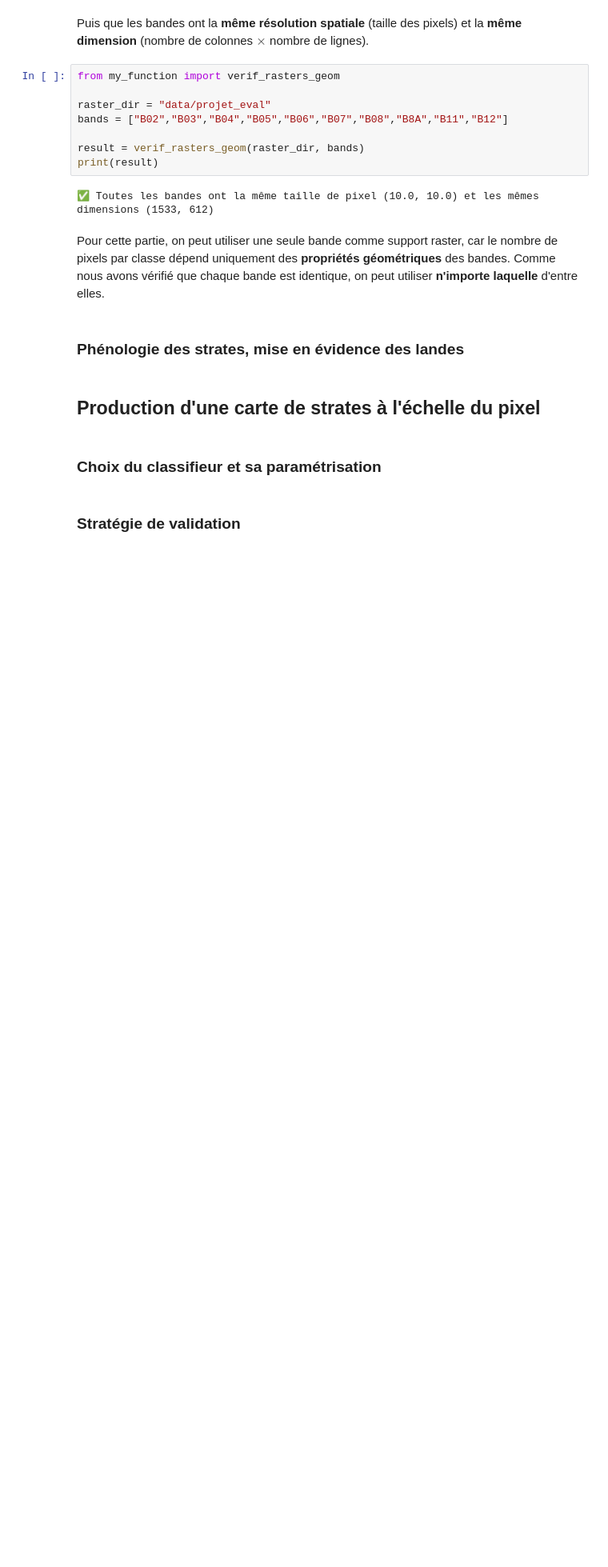
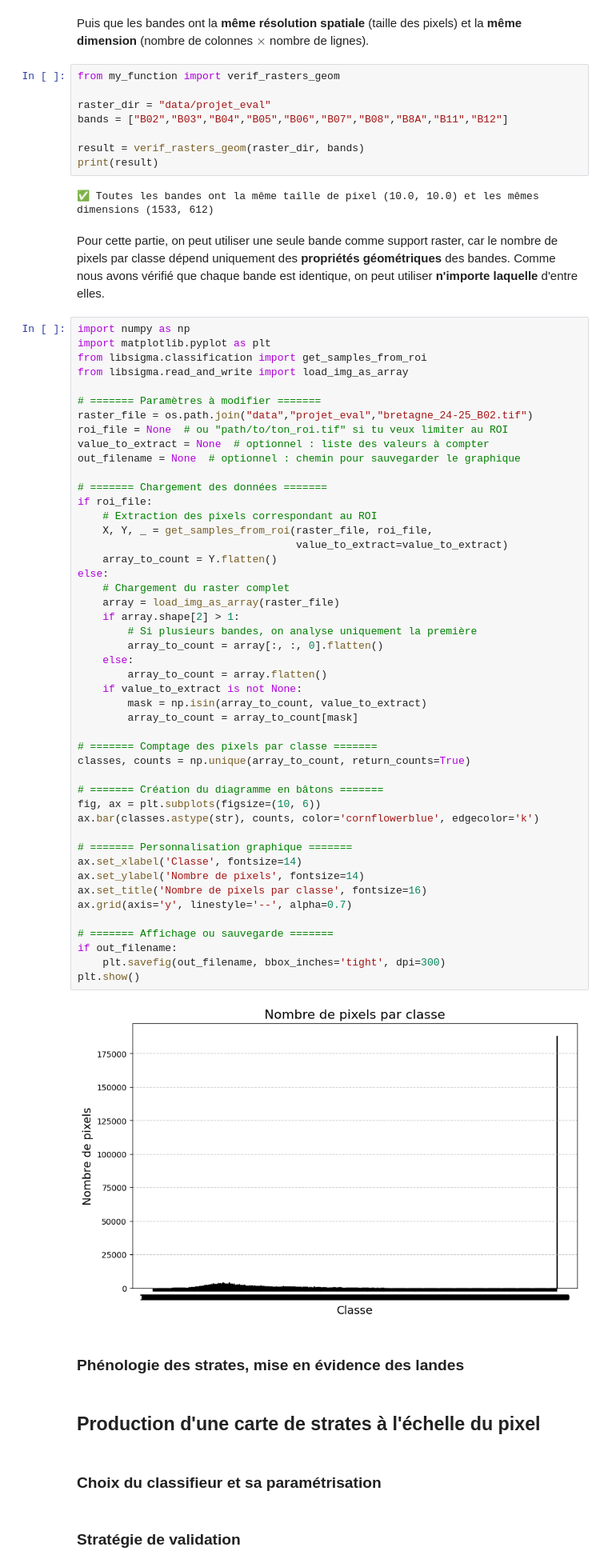
Before and after one commit to VT-94/projet_telea_THORIN_VINCENT, a Jupyter notebook: projet_telea_THORIN_VINCENT.ipynb, the cells around one changed output. Shown at 80% size. Saved outputs shown, nothing was run; the diff lists cells and outputs as text; blank space fills up the shorter version.

Commit message:
début Q2 (à modifier)

```diff
--- a/projet_telea_THORIN_VINCENT.ipynb
+++ b/projet_telea_THORIN_VINCENT.ipynb
@@ -94,6 +94,55 @@ print(result)
 # %% [markdown]
 Pour cette partie, on peut utiliser une seule bande comme support raster, car le nombre de pixels par classe dépend uniquement des **propriétés géométriques** des bandes.
 Comme nous avons vérifié que chaque bande est identique, on peut utiliser **n'importe laquelle** d'entre elles.
+# %%
+import numpy as np
+import matplotlib.pyplot as plt
+from libsigma.classification import get_samples_from_roi
+from libsigma.read_and_write import load_img_as_array
+
+# ======= Paramètres à modifier =======
+raster_file = os.path.join("data","projet_eval","bretagne_24-25_B02.tif")
+roi_file = None  # ou "path/to/ton_roi.tif" si tu veux limiter au ROI
+value_to_extract = None  # optionnel : liste des valeurs à compter
+out_filename = None  # optionnel : chemin pour sauvegarder le graphique
+
+# ======= Chargement des données =======
+if roi_file:
+    # Extraction des pixels correspondant au ROI
+    X, Y, _ = get_samples_from_roi(raster_file, roi_file,
+                                   value_to_extract=value_to_extract)
+    array_to_count = Y.flatten()
+else:
+    # Chargement du raster complet
+    array = load_img_as_array(raster_file)
+    if array.shape[2] > 1:
+        # Si plusieurs bandes, on analyse uniquement la première
+        array_to_count = array[:, :, 0].flatten()
+    else:
+        array_to_count = array.flatten()
+    if value_to_extract is not None:
+        mask = np.isin(array_to_count, value_to_extract)
+        array_to_count = array_to_count[mask]
+
+# ======= Comptage des pixels par classe =======
+classes, counts = np.unique(array_to_count, return_counts=True)
+
+# ======= Création du diagramme en bâtons =======
+fig, ax = plt.subplots(figsize=(10, 6))
+ax.bar(classes.astype(str), counts, color='cornflowerblue', edgecolor='k')
+
+# ======= Personnalisation graphique =======
+ax.set_xlabel('Classe', fontsize=14)
+ax.set_ylabel('Nombre de pixels', fontsize=14)
+ax.set_title('Nombre de pixels par classe', fontsize=16)
+ax.grid(axis='y', linestyle='--', alpha=0.7)
+
+# ======= Affichage ou sauvegarde =======
+if out_filename:
+    plt.savefig(out_filename, bbox_inches='tight', dpi=300)
+plt.show()
+# %% [output]
+[figure, added]
 # %% [markdown]
 ### Phénologie des strates, mise en évidence des landes
 # %% [markdown]
```
Also changed, not shown: parts of 1 cell of this notebook.
